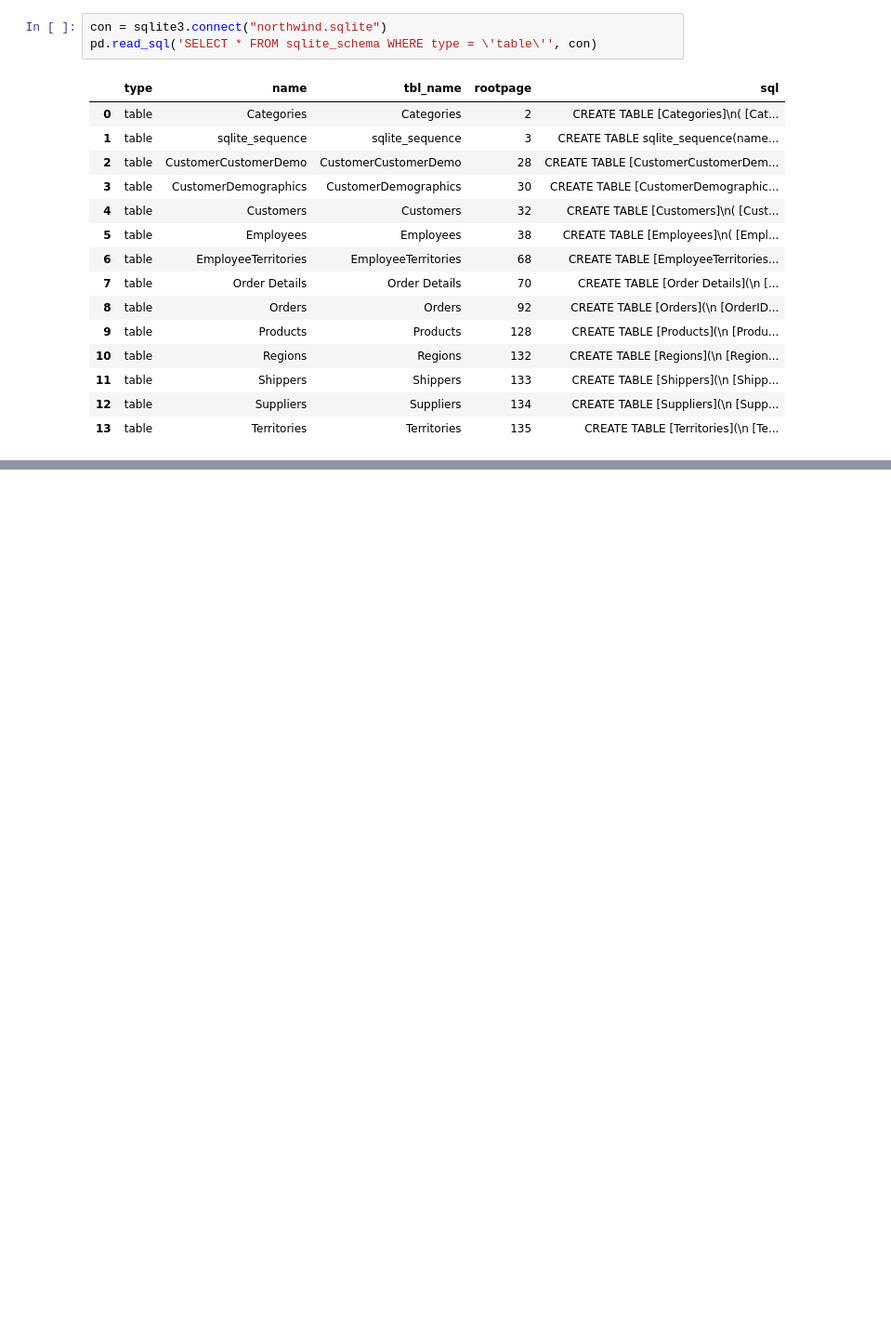
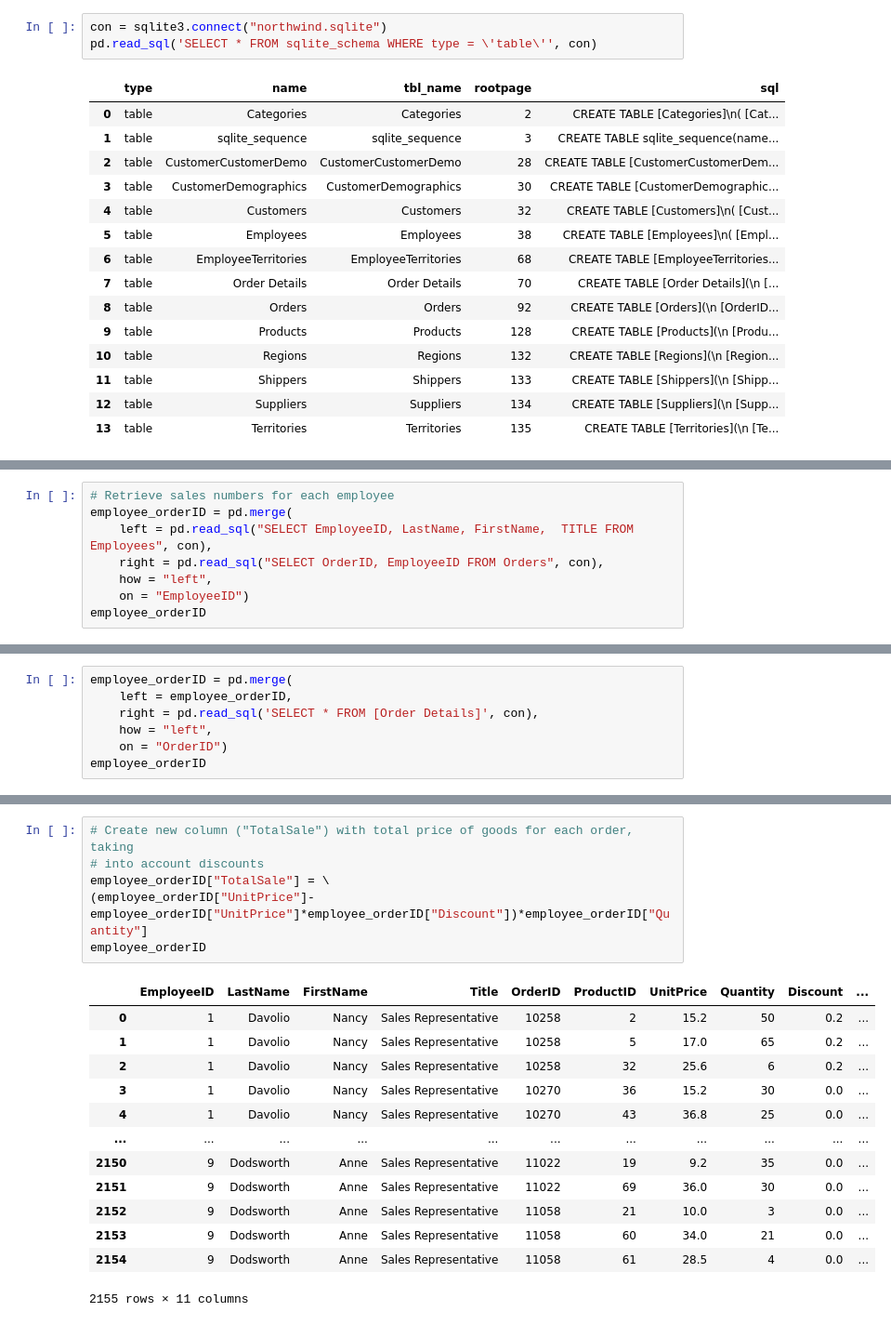
Before and after one commit to xaviergenelin/Big-Data-Project, a Jupyter notebook: Group_13_Part_2.ipynb, the cells around one changed output, grey strips where cells are left out. Shown: that part at 93% size. Drawn from its saved outputs; the diff is of its cells as text; blank space fills up the shorter version.

```diff
--- a/Group_13_Part_2.ipynb
+++ b/Group_13_Part_2.ipynb
@@ -32,0 +160,8 @@ pd.read_sql('SELECT * FROM sqlite_schema WHERE type = \'table\'', con)
+# %%
+# Retrieve sales numbers for each employee
+employee_orderID = pd.merge(
+    left = pd.read_sql("SELECT EmployeeID, LastName, FirstName,  TITLE FROM Employees", con),
+    right = pd.read_sql("SELECT OrderID, EmployeeID FROM Orders", con),
+    how = "left",
+    on = "EmployeeID")
+employee_orderID
@@ -32,0 +182,7 @@ pd.read_sql('SELECT * FROM sqlite_schema WHERE type = \'table\'', con)
+# %%
+employee_orderID = pd.merge(
+    left = employee_orderID,
+    right = pd.read_sql('SELECT * FROM [Order Details]', con),
+    how = "left",
+    on = "OrderID")
+employee_orderID
@@ -32,0 +203,20 @@ pd.read_sql('SELECT * FROM sqlite_schema WHERE type = \'table\'', con)
+# %%
+# Create new column ("TotalSale") with total price of goods for each order, taking
+# into account discounts
+employee_orderID["TotalSale"] = \
+(employee_orderID["UnitPrice"]-employee_orderID["UnitPrice"]*employee_orderID["Discount"])*employee_orderID["Quantity"]
+employee_orderID
+# %% [output]
+|  | EmployeeID | LastName | FirstName | Title | OrderID | ProductID | UnitPrice | Quantity | Discount | ... |
+| 0 | 1 | Davolio | Nancy | Sales Representative | 10258 | 2 | 15.2 | 50 | 0.2 | ... |
+| 1 | 1 | Davolio | Nancy | Sales Representative | 10258 | 5 | 17.0 | 65 | 0.2 | ... |
+| 2 | 1 | Davolio | Nancy | Sales Representative | 10258 | 32 | 25.6 | 6 | 0.2 | ... |
+| 3 | 1 | Davolio | Nancy | Sales Representative | 10270 | 36 | 15.2 | 30 | 0.0 | ... |
+| 4 | 1 | Davolio | Nancy | Sales Representative | 10270 | 43 | 36.8 | 25 | 0.0 | ... |
+| ... | ... | ... | ... | ... | ... | ... | ... | ... | ... | ... |
+| 2150 | 9 | Dodsworth | Anne | Sales Representative | 11022 | 19 | 9.2 | 35 | 0.0 | ... |
+| 2151 | 9 | Dodsworth | Anne | Sales Representative | 11022 | 69 | 36.0 | 30 | 0.0 | ... |
+| 2152 | 9 | Dodsworth | Anne | Sales Representative | 11058 | 21 | 10.0 | 3 | 0.0 | ... |
+| 2153 | 9 | Dodsworth | Anne | Sales Representative | 11058 | 60 | 34.0 | 21 | 0.0 | ... |
+| 2154 | 9 | Dodsworth | Anne | Sales Representative | 11058 | 61 | 28.5 | 4 | 0.0 | ... |
+2155 rows × 11 columns
```
Also changed, not shown: parts of 14 cells of this notebook.
